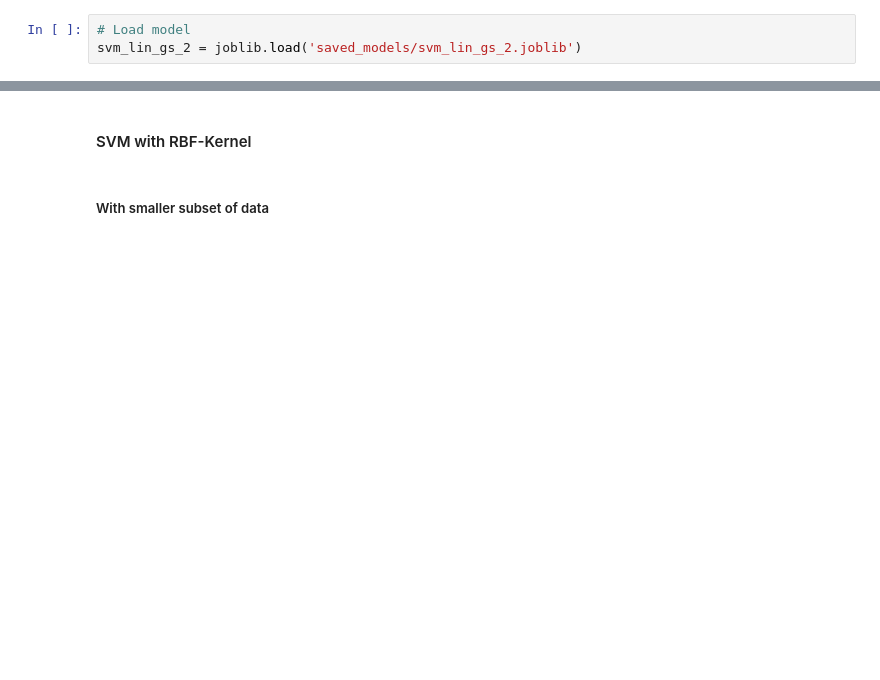
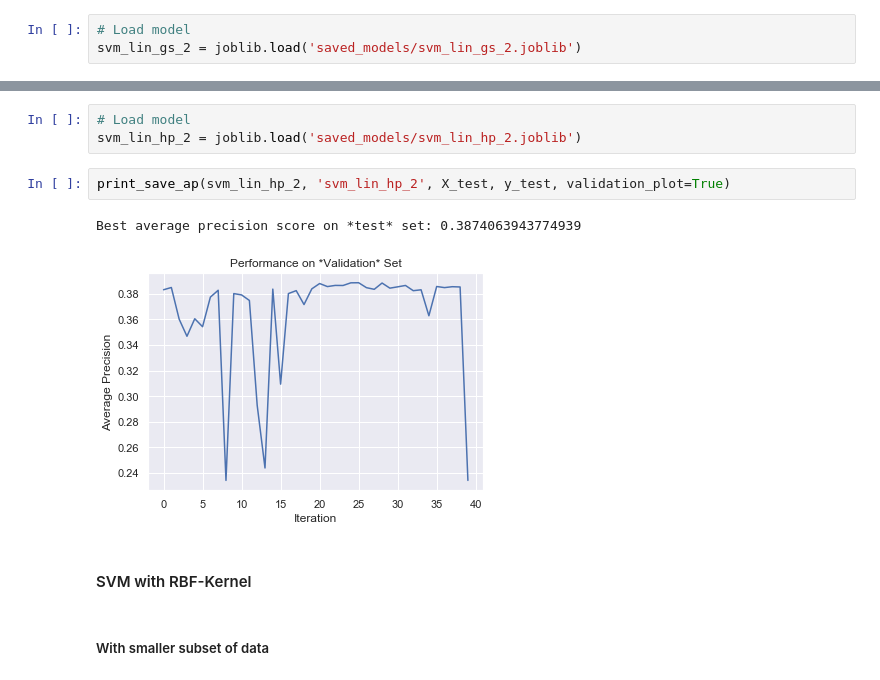
Before and after one commit to tloeber/Springboard, a Jupyter notebook: capstone_lending_club/2a_modeling.ipynb, the cells around one changed output, grey strips where cells are left out. Drawn from its saved outputs; the diff is of its cells as text; blank space fills up the shorter version.

```diff
--- a/capstone_lending_club/2a_modeling.ipynb
+++ b/capstone_lending_club/2a_modeling.ipynb
@@ -929,3 +936,11 @@ gs_heatmap(svm_lin_gs_2, x_digits=1, x_scientific_notation=False)
+# %%
+# Load model
+svm_lin_hp_2 = joblib.load('saved_models/svm_lin_hp_2.joblib')
+# %%
+print_save_ap(svm_lin_hp_2, 'svm_lin_hp_2', X_test, y_test, validation_plot=True)
+# %% [output]
+Best average precision score on *test* set: 0.3874063943774939
+[figure, added]
 # %% [markdown]
 #### SVM with RBF-Kernel
 # %% [markdown]
```
Also changed, not shown: parts of 36 cells of this notebook.
